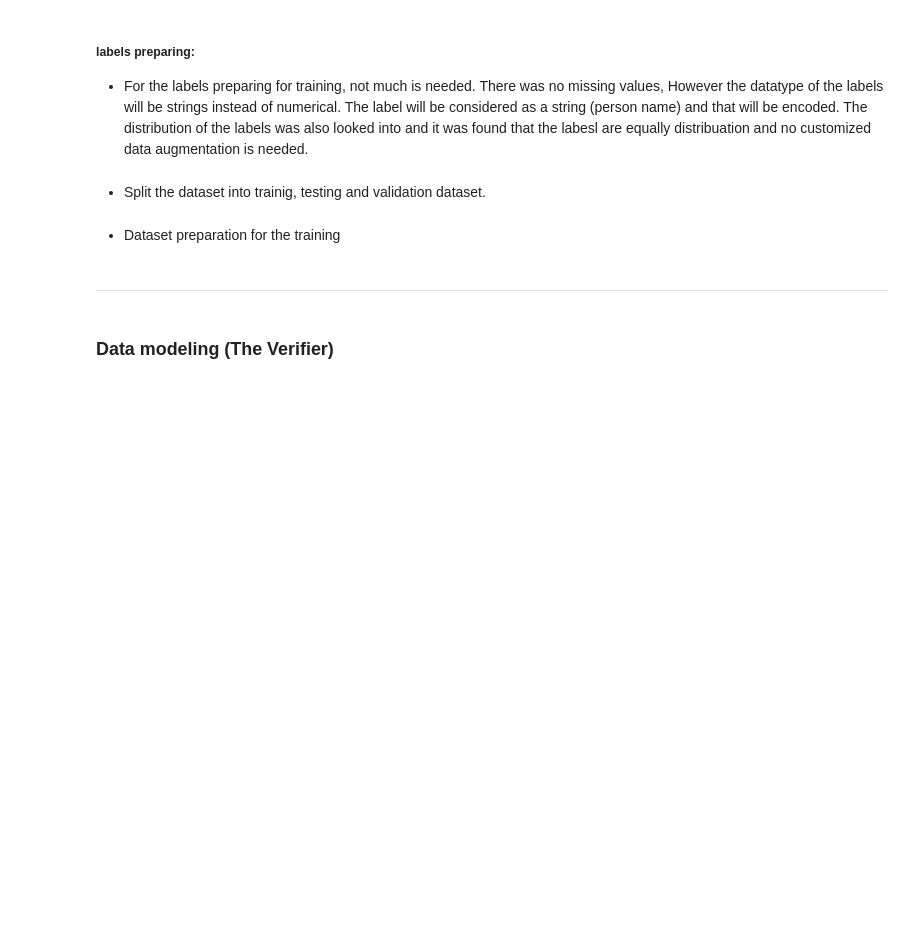
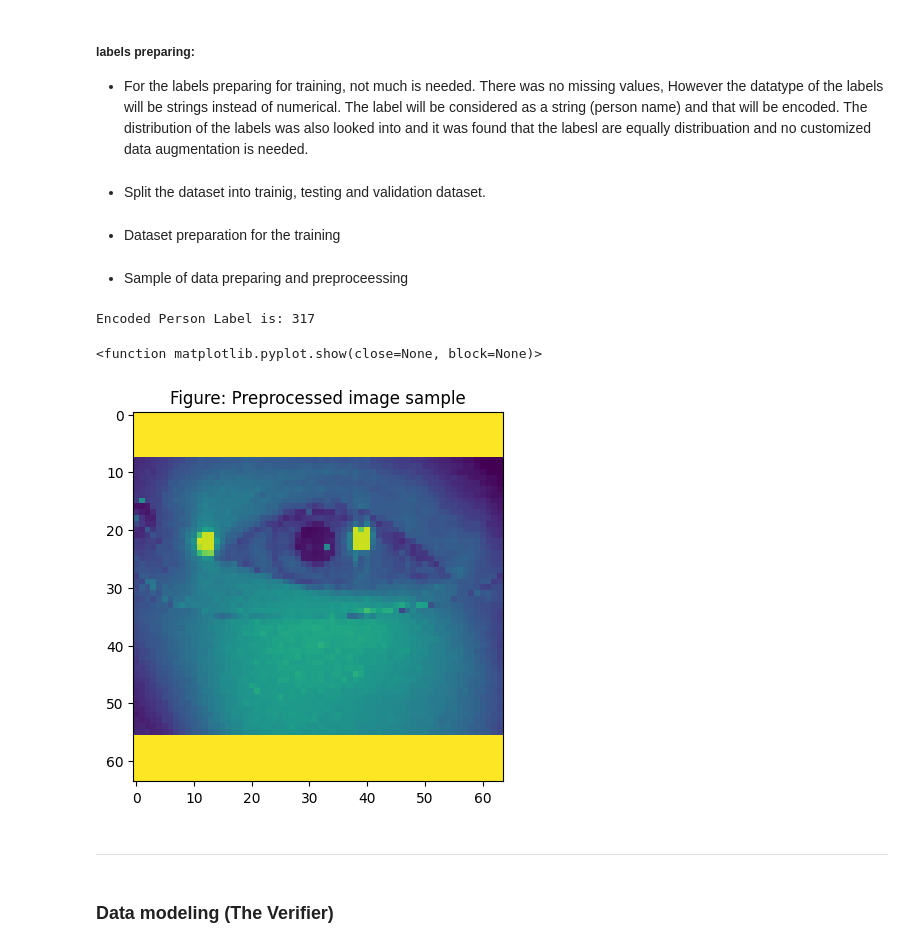
Before and after one commit to sondosaabed/Iris-of-eyes-recognition, a Jupyter notebook: Iris_recognition_1190652.ipynb, the cells around one changed output. Drawn from its saved outputs; the diff is of its cells as text; code cells hidden in the pictures; blank space fills up the shorter version.

```diff
--- a/Iris_recognition_1190652.ipynb
+++ b/Iris_recognition_1190652.ipynb
@@ -428,6 +473,17 @@ def prepare_dataset(df):
     return split_dataset(preprocessed_images, preprocessed_labels)
 # %%
 x_train, x_valid, x_test, y_train, y_valid, y_test = prepare_dataset(df)
+# %% [markdown]
+- Sample of data preparing and preproceessing
+# %%
+print(f'Encoded Person Label is: {y_train[12]}')
+plt.imshow(cv2.rotate(x_train[12],  cv2.ROTATE_90_COUNTERCLOCKWISE))
+plt.title("Figure: Preprocessed image sample")
+plt.show
+# %% [output]
+Encoded Person Label is: 317
+<function matplotlib.pyplot.show(close=None, block=None)>
+[figure, added]
 # %% [markdown]
 <hr>
 # %% [markdown]
```
Also changed, not shown: parts of 19 cells of this notebook.
